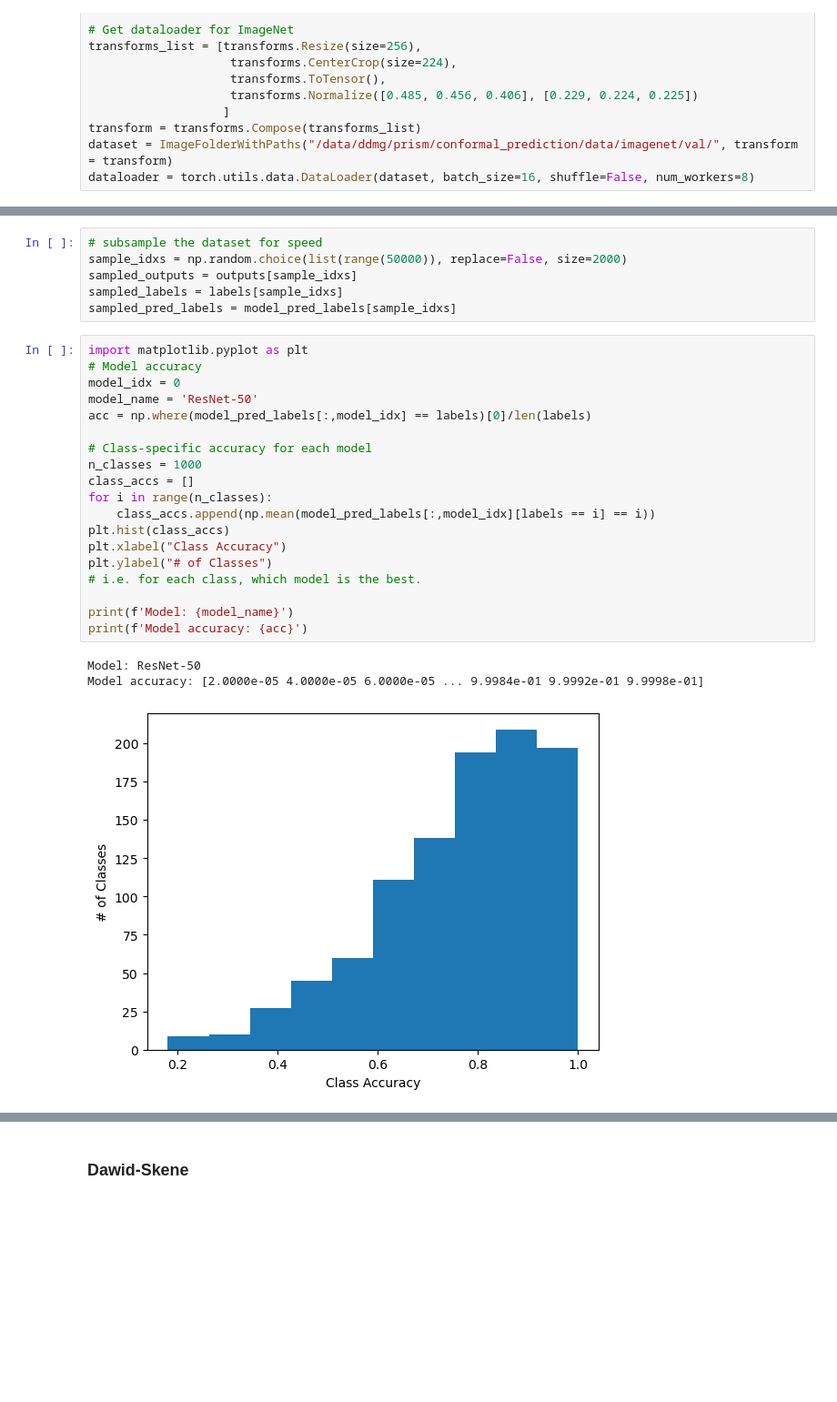
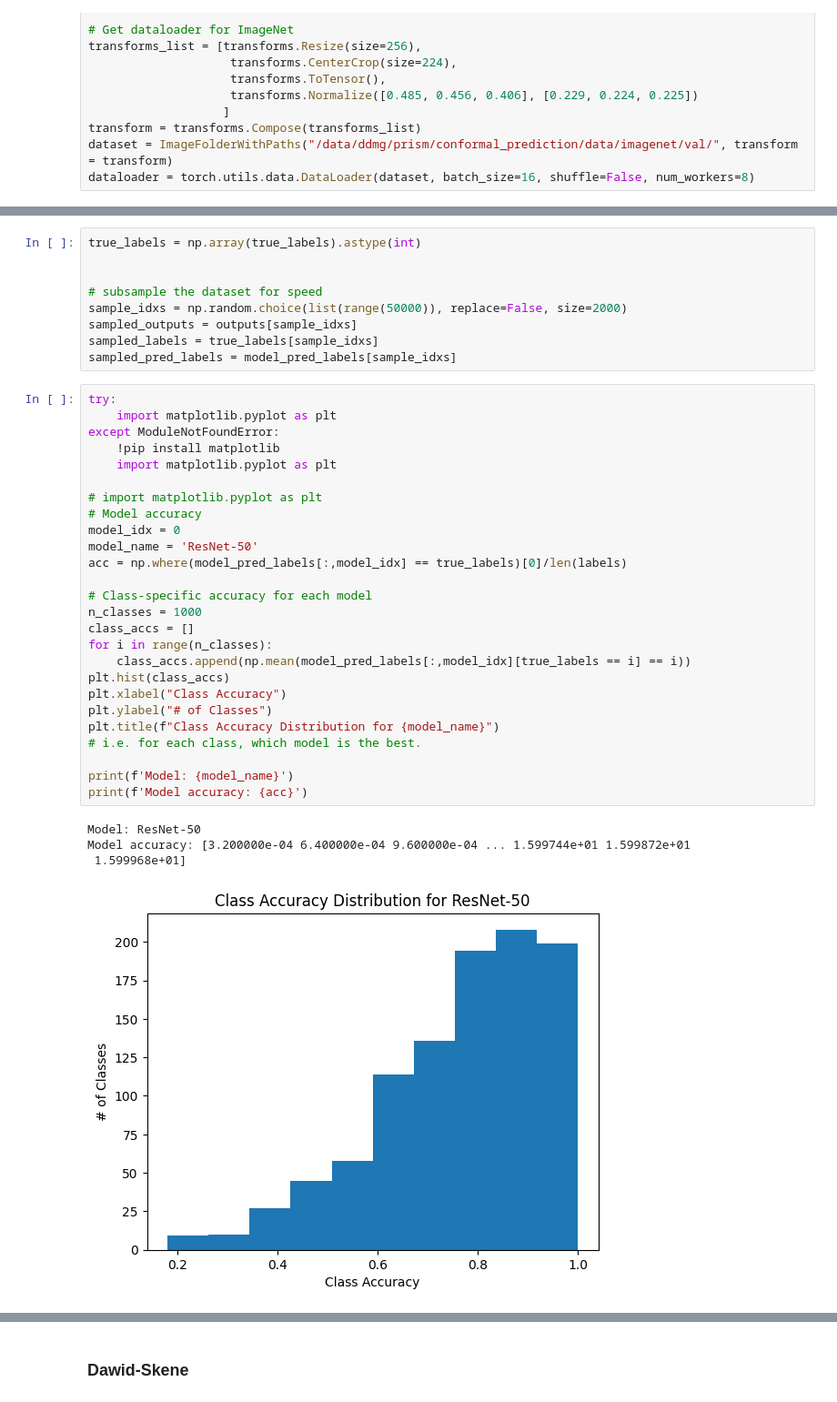
Before and after one commit to divyashan/model_ranking, a Jupyter notebook: Model ranking with ResNets & ImageNet.ipynb, the cells around one changed output, grey strips where cells are left out. Shown at 91% size. Cells and saved outputs as stored; diff of their text form; blank space fills up the shorter version.

```diff
--- a/Model ranking with ResNets & ImageNet.ipynb
+++ b/Model ranking with ResNets & ImageNet.ipynb
@@ -98,32 +124,43 @@ for j, model in enumerate(models):
 # %%
+true_labels = np.array(true_labels).astype(int)
+
+
 # subsample the dataset for speed
 sample_idxs = np.random.choice(list(range(50000)), replace=False, size=2000)
 sampled_outputs = outputs[sample_idxs]
-sampled_labels = labels[sample_idxs]
+sampled_labels = true_labels[sample_idxs]
 sampled_pred_labels = model_pred_labels[sample_idxs]
 # %%
-import matplotlib.pyplot as plt
+try:
+    import matplotlib.pyplot as plt
+except ModuleNotFoundError:
+    !pip install matplotlib
+    import matplotlib.pyplot as plt
+
+# import matplotlib.pyplot as plt
 # Model accuracy
 model_idx = 0
 model_name = 'ResNet-50'
-acc = np.where(model_pred_labels[:,model_idx] == labels)[0]/len(labels)
+acc = np.where(model_pred_labels[:,model_idx] == true_labels)[0]/len(labels)
 
 # Class-specific accuracy for each model
 n_classes = 1000
 class_accs = []
 for i in range(n_classes):
-    class_accs.append(np.mean(model_pred_labels[:,model_idx][labels == i] == i))
+    class_accs.append(np.mean(model_pred_labels[:,model_idx][true_labels == i] == i))
 plt.hist(class_accs)
 plt.xlabel("Class Accuracy")
 plt.ylabel("# of Classes")
+plt.title(f"Class Accuracy Distribution for {model_name}")
 # i.e. for each class, which model is the best.
 
 print(f'Model: {model_name}')
 print(f'Model accuracy: {acc}')
 # %% [output]
 Model: ResNet-50
-Model accuracy: [2.0000e-05 4.0000e-05 6.0000e-05 ... 9.9984e-01 9.9992e-01 9.9998e-01]
+Model accuracy: [3.200000e-04 6.400000e-04 9.600000e-04 ... 1.599744e+01 1.599872e+01
+ 1.599968e+01]
-[figure, old version]
+[figure, new version]
 # %%
 # Generate a n examples x n models x n classes matrix
 # where one_hot_model_predictions[i][j][k] = 1 if model j predicts example i to be class k
```
Also changed, not shown: parts of 9 cells of this notebook, 2 other files.
